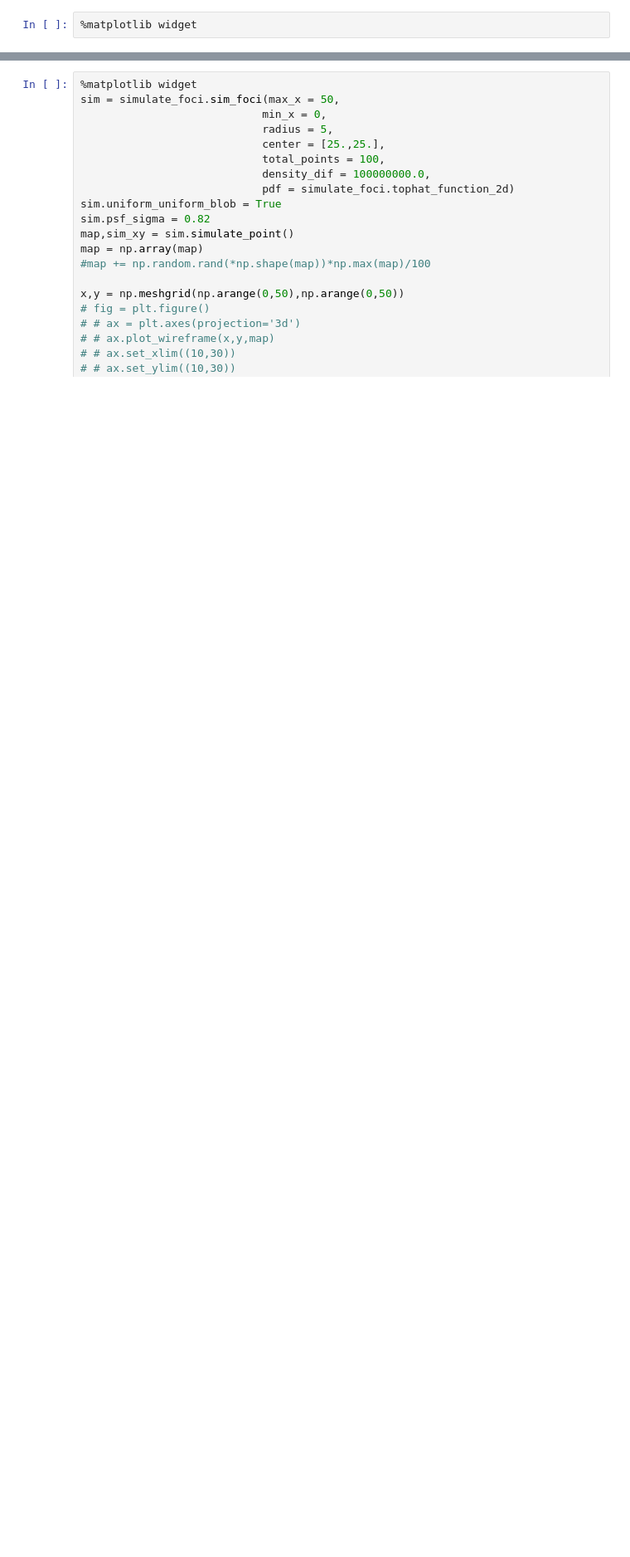
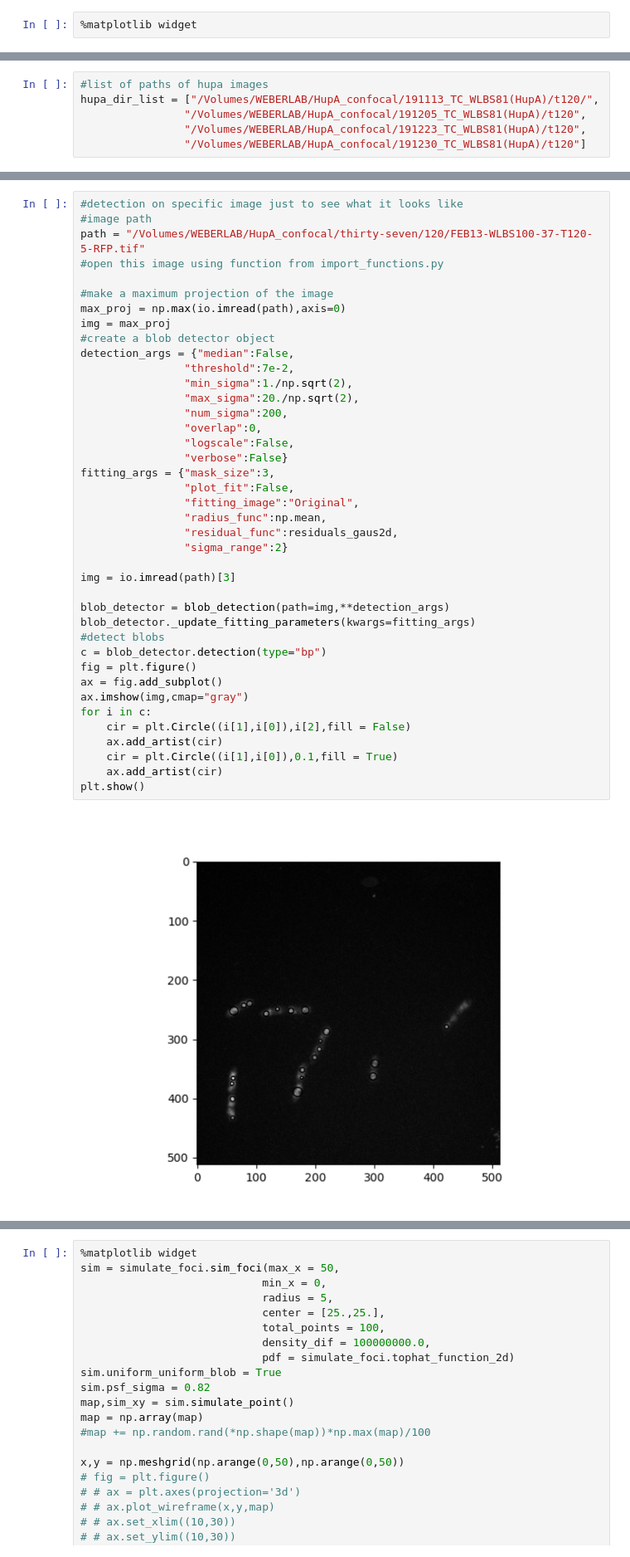
Before and after one commit to joemans3/Single_Particle_Analysis, a Jupyter notebook: Density_Map.ipynb, the cells around one changed output, grey strips where cells are left out. Shown at 83% size. Cells and saved outputs as stored; diff of their text form; blank space fills up the shorter version.

```diff
--- a/Density_Map.ipynb
+++ b/Density_Map.ipynb
@@ -40,0 +120,6 @@ import src.helpers.guassian_fit as gaussian_fit
+# %%
+#list of paths of hupa images
+hupa_dir_list = ["/Volumes/WEBERLAB/HupA_confocal/191113_TC_WLBS81(HupA)/t120/",
+                "/Volumes/WEBERLAB/HupA_confocal/191205_TC_WLBS81(HupA)/t120",
+                "/Volumes/WEBERLAB/HupA_confocal/191223_TC_WLBS81(HupA)/t120",
+                "/Volumes/WEBERLAB/HupA_confocal/191230_TC_WLBS81(HupA)/t120"]
@@ -40,0 +364,42 @@ import src.helpers.guassian_fit as gaussian_fit
+# %%
+#detection on specific image just to see what it looks like
+#image path
+path = "/Volumes/WEBERLAB/HupA_confocal/thirty-seven/120/FEB13-WLBS100-37-T120-5-RFP.tif"
+#open this image using function from import_functions.py
+
+#make a maximum projection of the image
+max_proj = np.max(io.imread(path),axis=0)
+img = max_proj
+#create a blob detector object
+detection_args = {"median":False,
+                "threshold":7e-2,
+                "min_sigma":1./np.sqrt(2),
+                "max_sigma":20./np.sqrt(2),
+                "num_sigma":200,
+                "overlap":0,
+                "logscale":False,
+                "verbose":False}
+fitting_args = {"mask_size":3,
+                "plot_fit":False,
+                "fitting_image":"Original",
+                "radius_func":np.mean,
+                "residual_func":residuals_gaus2d,
+                "sigma_range":2}
+
+img = io.imread(path)[3]
+
+blob_detector = blob_detection(path=img,**detection_args)
+blob_detector._update_fitting_parameters(kwargs=fitting_args)
+#detect blobs
+c = blob_detector.detection(type="bp")
+fig = plt.figure()
+ax = fig.add_subplot()
+ax.imshow(img,cmap="gray")
+for i in c:
+    cir = plt.Circle((i[1],i[0]),i[2],fill = False)
+    ax.add_artist(cir)
+    cir = plt.Circle((i[1],i[0]),0.1,fill = True)
+    ax.add_artist(cir)
+plt.show()
+# %% [output]
+[figure, added]
```
Also changed, not shown: parts of 44 cells of this notebook, 4 other files.
